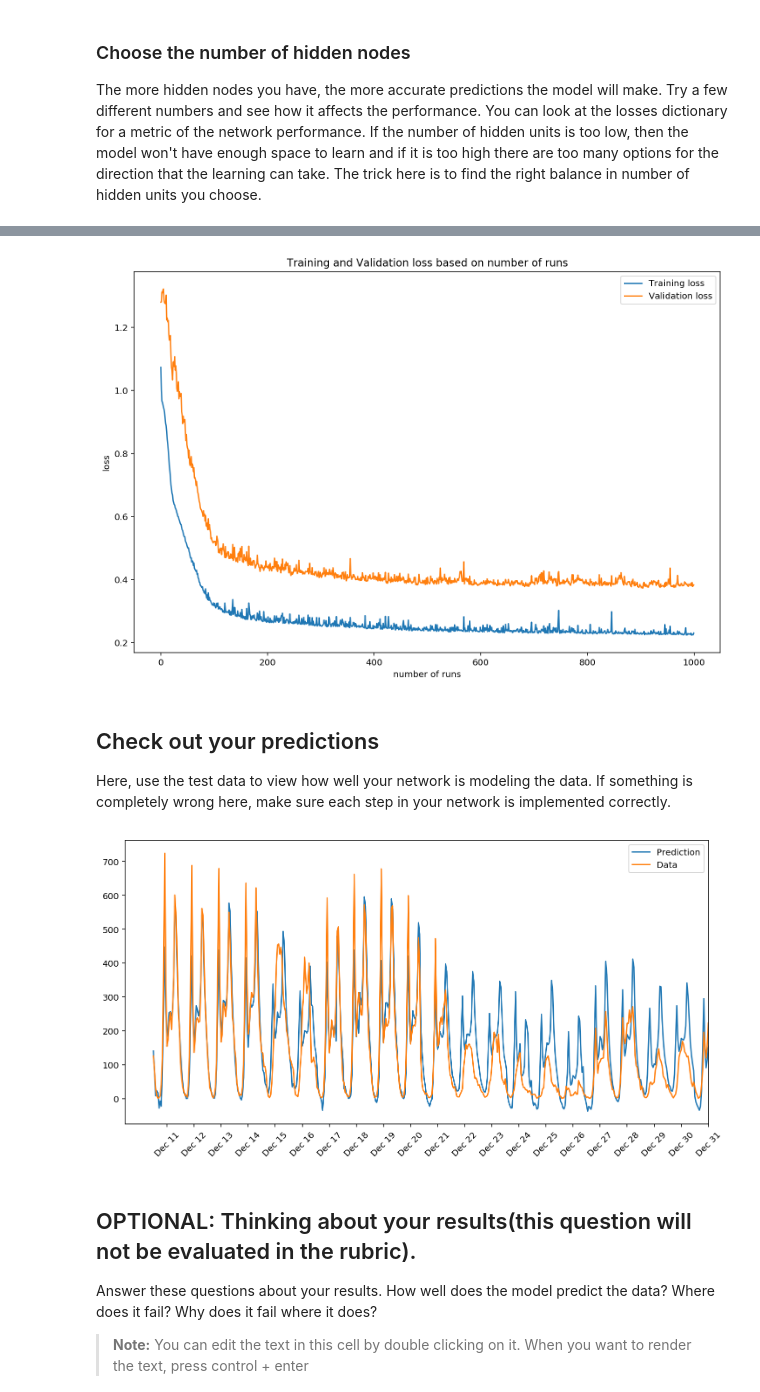
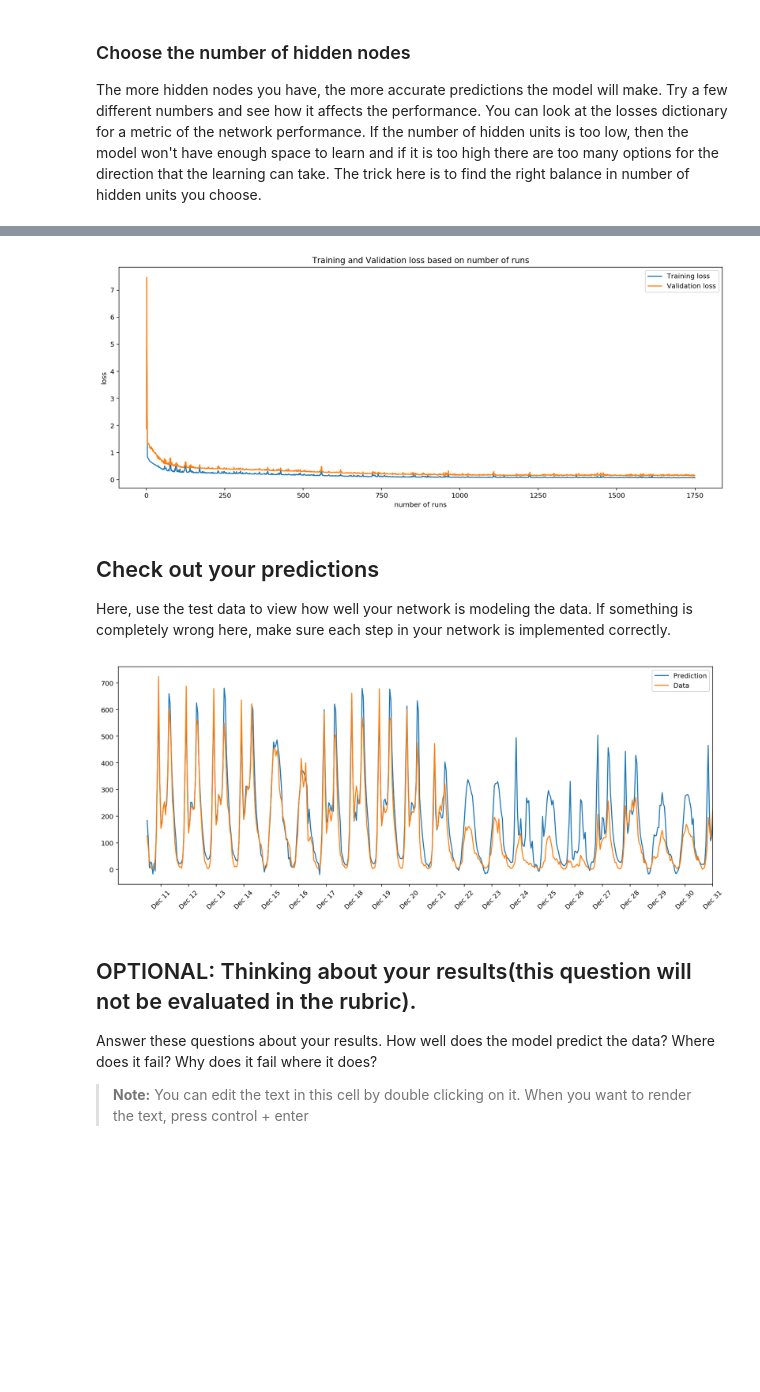
Before and after one commit to SallyM/bike_sharing_prediction_nn, a Jupyter notebook: bike-share-nn.ipynb, the cells around one changed output, grey strips where cells are left out. Saved outputs shown, nothing was run; the diff lists cells and outputs as text; code cells hidden in the pictures; blank space fills up the shorter version.

Commit message:
Add final model and plots

```diff
--- a/bike-share-nn.ipynb
+++ b/bike-share-nn.ipynb
@@ -293,7 +293,8 @@ def gridsearch(iterations = 50, learning_rates = np.linspace(0,1,20), hidden_nod
     losses = {'train':[], 'validation':[]}
     optimal_params = {"lr": None, "hidden nodes": None}
     min_val_loss = 1000
-    for learning_rate in learning_rates:
+    for i, learning_rate in enumerate(learning_rates):
+        print(" \n" + str(i * 2) + "% processed")
         for hn in hidden_nodes:
             network = NeuralNetwork(N_i, hn, output_nodes, learning_rate)
             for ii in range(iterations):
@@ -310,10 +311,11 @@ def gridsearch(iterations = 50, learning_rates = np.linspace(0,1,20), hidden_nod
                     min_val_loss = val_loss
                     optimal_params["lr"] = learning_rate
                     optimal_params["hidden nodes"] = hn
-#                 sys.stdout.write("\rProgress: {:2.1f}".format(100 * ii/float(iterations)) \
-#                                  + "% ... Training loss: " + str(train_loss)[:5] \
-#                                  + " ... Validation loss: " + str(val_loss)[:5])
-#                 sys.stdout.flush()
+                sys.stdout.write("\rProgress: {:2.1f}".format(100 * ii/float(iterations)) \
+                                 + "% ... Training loss: " + str(train_loss)[:5] \
+                                 + " ... Current Validation loss: " + str(val_loss)[:5]
+                                 + " ... Minimum Validation loss: " + str(min_val_loss)[:5])
+                sys.stdout.flush()
 
                 losses['train'].append(train_loss)
                 losses['validation'].append(val_loss)
@@ -324,6 +326,6 @@ def gridsearch(iterations = 50, learning_rates = np.linspace(0,1,20), hidden_nod
     plt.show()
     return optimal_params, "Minimum validation loss: {}".format(min_val_loss)
 # %%
-params = gridsearch(iterations = 100, learning_rates = np.linspace(0,1,10),
-                    hidden_nodes = range(1,11), output_nodes = 1)
+params = gridsearch(iterations = 500, learning_rates = np.linspace(0.1, 2, 50),
+                    hidden_nodes = range(1, 51, 5), output_nodes = 1)
 # %% [output]
@@ -335,5 +373,5 @@ params
 # %%
-iterations = 1000
+iterations = 1750
 learning_rate = params[0]["lr"]
 hidden_nodes = params[0]["hidden nodes"]
 output_nodes = 1
@@ -366,20 +404,21 @@ Progress: 99.9% ... Training loss: 0.230 ... Validation loss: 0.383
 # %%
-plt.figure(figsize=(12, 8))
+plt.figure(figsize=(16, 6))
 plt.plot(losses['train'], label='Training loss')
 plt.plot(losses['validation'], label='Validation loss')
 plt.legend()
 plt.title("Training and Validation loss based on number of runs")
 plt.xlabel("number of runs")
 plt.ylabel("loss")
+plt.savefig("1750runs.png")
 _ = plt.ylim()
 # %% [output]
-[figure, old version]
+[figure, new version]
 # %% [markdown]
 ## Check out your predictions
 
 Here, use the test data to view how well your network is modeling the data. If something is completely wrong here, make sure each step in your network is implemented correctly.
 # %%
-fig, ax = plt.subplots(figsize=(12,6))
+fig, ax = plt.subplots(figsize=(16,6))
 
 mean, std = scaled_features['cnt']
 predictions = network.run(test_features).T*std + mean
@@ -393,7 +432,7 @@ dates = dates.apply(lambda d: d.strftime('%b %d'))
 ax.set_xticks(np.arange(len(dates))[12::24])
 _ = ax.set_xticklabels(dates[12::24], rotation=45)
 # %% [output]
-[figure, old version]
+[figure, new version]
 # %% [markdown]
 ## OPTIONAL: Thinking about your results(this question will not be evaluated in the rubric).
 
```
Also changed, not shown: parts of 4 cells of this notebook, 6 other files.
